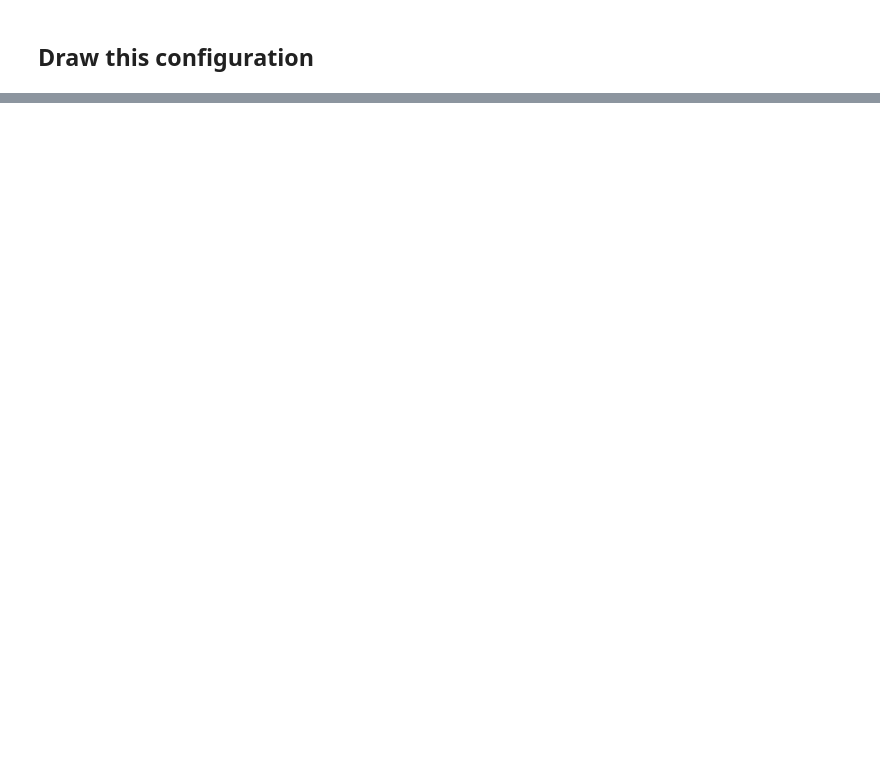
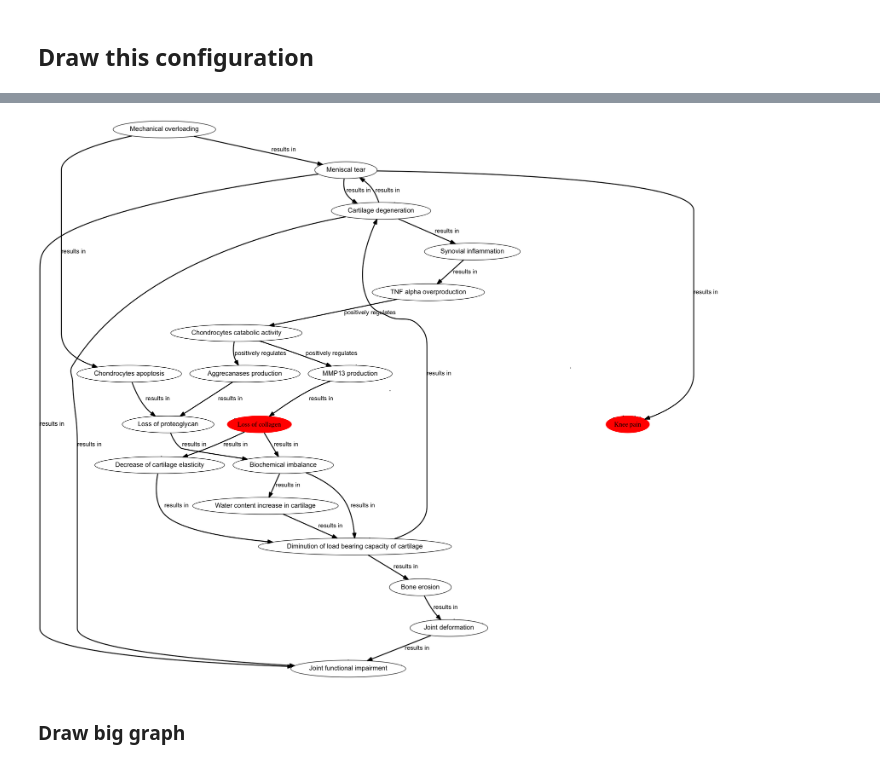
Before and after one commit to plumdeq/hypothtest, a Jupyter notebook: notebooks/subgraphs-confidence.ipynb, the cells around one changed output, grey strips where cells are left out. Cells and saved outputs as stored; diff of their text form; code cells hidden in the pictures; blank space fills up the shorter version.

```diff
--- a/notebooks/subgraphs-confidence.ipynb
+++ b/notebooks/subgraphs-confidence.ipynb
@@ -128,0 +131,3 @@ plt.plot(sub_confidences)
+# %%
+import os
+path_to_figures = './images/subgraphs'
@@ -217,0 +248,6 @@ AttributeError: 'module' object has no attribute 'to_dot'
+# %%
+small_dot = os.path.join(path_to_figures, 'small.dot')
+small_png = os.path.join(path_to_figures, 'small.png')
+
+with open(small_dot, 'w') as f:
+    write_dot.hypothgraph_with_invisible_to_dot(hypothgraph, subgraph, conf, stream=f)
@@ -217,0 +256,6 @@ AttributeError: 'module' object has no attribute 'to_dot'
+# %%
+Image(small_png)
+# %% [output]
+[figure, added]
+# %% [markdown]
+### Draw big graph
```
Also changed, not shown: parts of 37 cells of this notebook, 1 other file.
